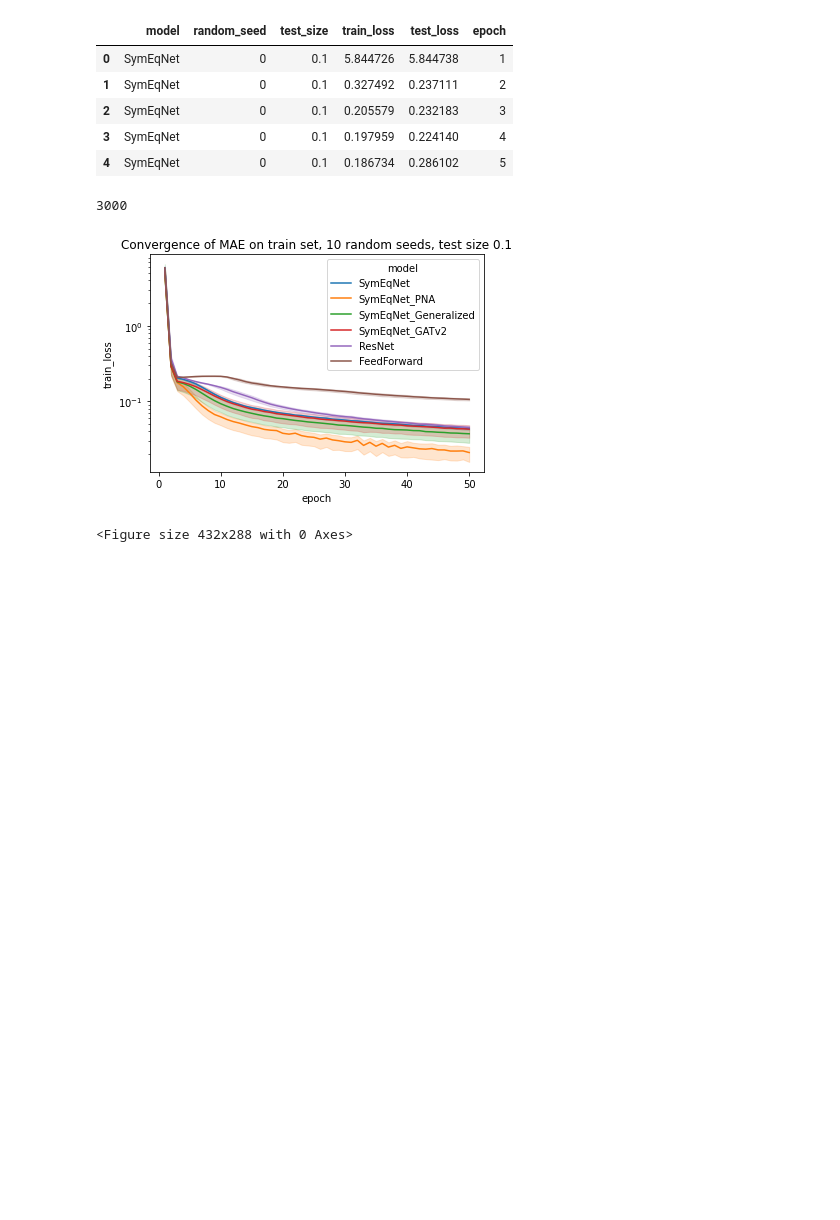
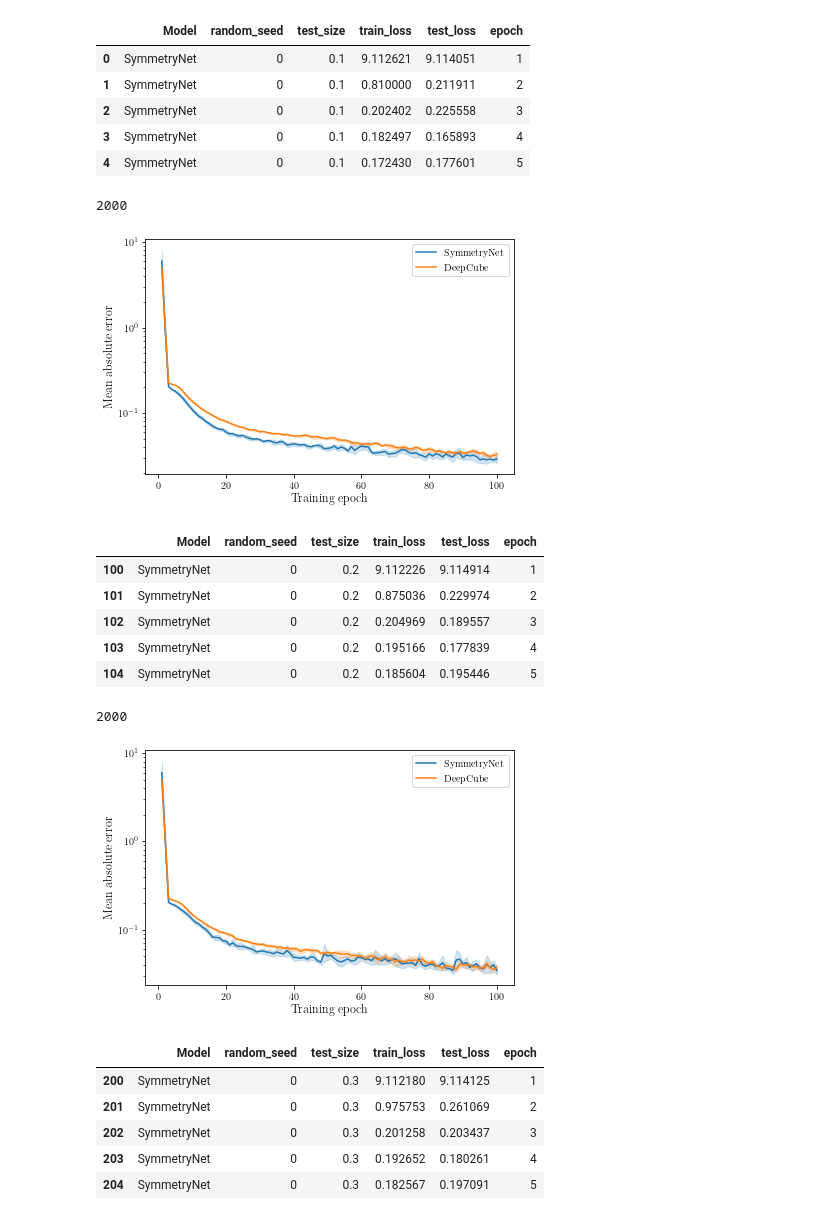
Before and after one commit to martin-krutsky/rubik-dl-symmetries, a Jupyter notebook: analyzeResults.ipynb, the cells around one changed output. Drawn from its saved outputs; the diff is of its cells as text; code cells hidden in the pictures; blank space fills up the shorter version.

```diff
--- a/analyzeResults.ipynb
+++ b/analyzeResults.ipynb
@@ -86,12 +103,18 @@ for model in models:
         results_train_dict[model][config[1]].append(results[0])
         results_test_dict[model][config[1]].append(results[1])
 # %%
+models_maes_stds = []
 for model in models:
+    maes_stds= []
     print(f'MODEL {model}')
     for key in results_test_dict[model]:
         mean = np.mean(results_test_dict[model][key])
         std = np.std(results_test_dict[model][key])
         print(f'Test Size {int(key*100)}%: MAE {mean:.4f} +- {std:.4f}')
+        maes_stds.append(f'{mean:.4f} +- {std:.4f}')
     print('')
+    models_maes_stds.append(maes_stds)
+df_res = pd.DataFrame({'test_size': test_sizes, models[1]: models_maes_stds[1], models[0]: models_maes_stds[0]}).set_index('test_size')
+df_res.to_csv(f'result_df_{DATASET}.csv')
 # %% [output]
 MODEL SymEqNet
@@ -116,15 +139,17 @@ model_ls, random_seed_ls, test_size_ls, train_loss_ls, test_loss_ls, epochs = []
 # for model in ['SymEqNet', 'ResNet']:
 for model in models:
     for rs, ts in configs:
-        for epoch in range(50):
+        for epoch in range(100):
             model_ls.append(model)
             random_seed_ls.append(rs)
             test_size_ls.append(ts)
             train_loss_ls.append(mean_train_losses_dict[model][ts][rs][epoch])
             test_loss_ls.append(mean_test_losses_dict[model][ts][rs][epoch])
             epochs.append(epoch+1)
+# %%
+model_label_dict = {'SymEqNet': 'SymmetryNet', 'ResNet': 'DeepCube', 'SymEqNet_adv': 'SymmetryNet', 'ResNet_adv': 'DeepCube'}
 # %%
-df = pd.DataFrame({'model': model_ls, 'random_seed': random_seed_ls, 'test_size': test_size_ls, 'train_loss': train_loss_ls, 'test_loss': test_loss_ls, 'epoch': epochs})
+df = pd.DataFrame({'Model': list(map(lambda x: model_label_dict[x], model_ls)), 'random_seed': random_seed_ls, 'test_size': test_size_ls, 'train_loss': train_loss_ls, 'test_loss': test_loss_ls, 'epoch': epochs})
 print(df[['random_seed', 'train_loss']].groupby('random_seed').last())
 df.head()
 # %% [output]
@@ -151,22 +176,41 @@ os.makedirs(f'imgs/convergence/{DATASET}', exist_ok=True)
 # %%
 for test_size in test_sizes:
     df_test_size = df[(df['test_size'] == test_size)] # & (df['epoch'] % 10 == 0)]
     display(df_test_size.head())
     print(len(df_test_size.index))
-    sns.lineplot(data=df_test_size, x="epoch", y="train_loss", hue="model")
-    plt.title(f'Convergence of MAE on train set, 10 random seeds, test size {test_size:0.1f}')
+    sns.lineplot(data=df_test_size, x="epoch", y="train_loss", hue="Model")
+#     plt.title(f'Convergence of MAE on train set, 10 random seeds, test size {test_size:0.1f}', fontsize=14)
+    plt.title('')
     plt.yscale('log')
+    plt.xlabel('Training epoch', fontsize=12)
+    plt.ylabel('Mean absolute error', fontsize=12)
+    plt.legend(title='')
+    plt.tight_layout()
     plt.savefig(f'imgs/convergence/{DATASET}/train/train_conv_testsize_{test_size:0.1f}.png', dpi=100)
+    plt.savefig(f'imgs/convergence/{DATASET}/train/train_conv_testsize_{test_size:0.1f}.pdf', format='pdf')
     plt.show()
     plt.cla()
     plt.clf()
 # %% [output]
-|  | model | random_seed | test_size | train_loss | test_loss | epoch |
-| 0 | SymEqNet | 0 | 0.1 | 5.844726 | 5.844738 | 1 |
-| 1 | SymEqNet | 0 | 0.1 | 0.327492 | 0.237111 | 2 |
-| 2 | SymEqNet | 0 | 0.1 | 0.205579 | 0.232183 | 3 |
-| 3 | SymEqNet | 0 | 0.1 | 0.197959 | 0.224140 | 4 |
-| 4 | SymEqNet | 0 | 0.1 | 0.186734 | 0.286102 | 5 |
+|  | Model | random_seed | test_size | train_loss | test_loss | epoch |
+| 0 | SymmetryNet | 0 | 0.1 | 9.112621 | 9.114051 | 1 |
+| 1 | SymmetryNet | 0 | 0.1 | 0.810000 | 0.211911 | 2 |
+| 2 | SymmetryNet | 0 | 0.1 | 0.202402 | 0.225558 | 3 |
+| 3 | SymmetryNet | 0 | 0.1 | 0.182497 | 0.165893 | 4 |
+| 4 | SymmetryNet | 0 | 0.1 | 0.172430 | 0.177601 | 5 |
-3000
+2000
-[figure, old version]
+[figure, new version]
+|  | Model | random_seed | test_size | train_loss | test_loss | epoch |
+| 100 | SymmetryNet | 0 | 0.2 | 9.112226 | 9.114914 | 1 |
+| 101 | SymmetryNet | 0 | 0.2 | 0.875036 | 0.229974 | 2 |
+| 102 | SymmetryNet | 0 | 0.2 | 0.204969 | 0.189557 | 3 |
+| 103 | SymmetryNet | 0 | 0.2 | 0.195166 | 0.177839 | 4 |
+| 104 | SymmetryNet | 0 | 0.2 | 0.185604 | 0.195446 | 5 |
-<Figure size 432x288 with 0 Axes>
+2000
+[figure, added]
+|  | Model | random_seed | test_size | train_loss | test_loss | epoch |
+| 200 | SymmetryNet | 0 | 0.3 | 9.112180 | 9.114125 | 1 |
+| 201 | SymmetryNet | 0 | 0.3 | 0.975753 | 0.261069 | 2 |
+| 202 | SymmetryNet | 0 | 0.3 | 0.201258 | 0.203437 | 3 |
+| 203 | SymmetryNet | 0 | 0.3 | 0.192652 | 0.180261 | 4 |
+| 204 | SymmetryNet | 0 | 0.3 | 0.182567 | 0.197091 | 5 |
```
Also changed, not shown: parts of 54 cells of this notebook, 14 other files.
